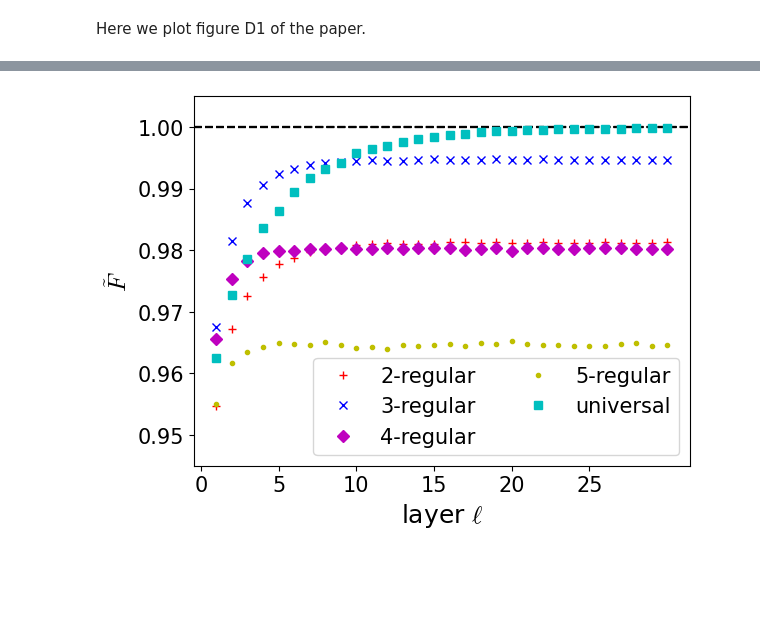
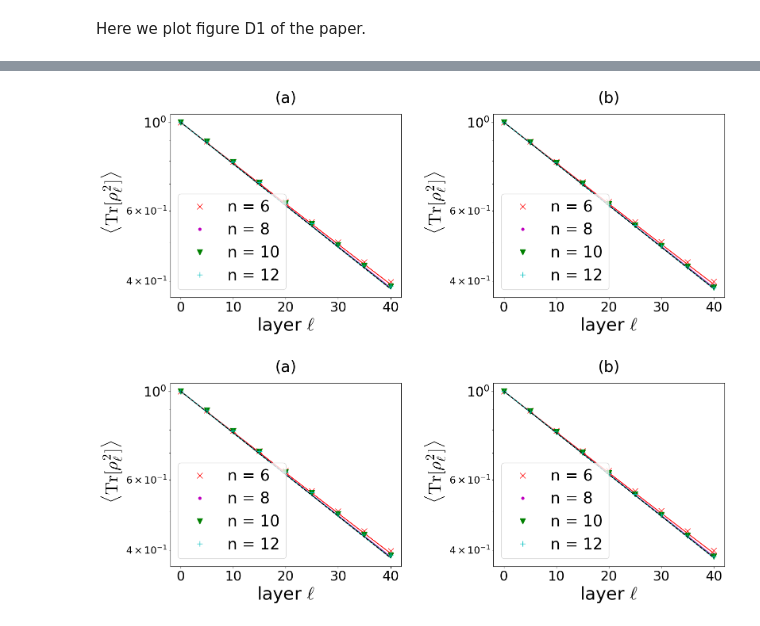
Before and after one commit to maschuu/data_QST, a Jupyter notebook: Fig D1/Plotting.ipynb, the cells around one changed output, grey strips where cells are left out. Cells and saved outputs as stored; diff of their text form; code cells hidden in the pictures; blank space fills up the shorter version.

Commit message:
added data for QAOA circuits with more qubits

```diff
--- a/Fig D1/Plotting.ipynb
+++ b/Fig D1/Plotting.ipynb
@@ -19,7 +9,26 @@ tools.plot_fidelities_qaoa(n=n,ds=ds,noise=noise,samples=samples,layers_max=laye
+# %%
+noise_type="amp_damping"
+# we start from this local amplitude damping noise strength in the 6-qubit system
+# as we increase the number of qubits we decrease the local amplitude damping noise strength to keep the effetive depolarizing strength peff constant
+strength_6qubit=0.004
+noise_position="after_layer"
+samples=128
+layers_max=40
+# these are the numbers of qubits in the graphs
+ns=[6,8,10,12]
+# this is the degree of the graph, here we consider 3-regular graphs
+d=3
+# this is the probability of an edge creation in the Erdos Renyi graph
+p_edge=0.5
+
+
+tools.plot_pur_3reg_renyi(layers_max=layers_max,ns=ns,d=d,p_edge=p_edge,noise_type=noise_type,strength_6qubit=strength_6qubit,noise_position=noise_position,samples=samples)
+# %% [output]
+[figure, added]
 # %%
 # for creating a pdf
-fig=tools.plot_fidelities_qaoa(n=n,ds=ds,noise=noise,samples=samples,layers_max=layers_max)
+fig=tools.plot_pur_3reg_renyi(layers_max=layers_max,ns=ns,d=d,p_edge=p_edge,noise_type=noise_type,strength_6qubit=strength_6qubit,noise_position=noise_position,samples=samples)
 
 plt.savefig("Fig_D1.pdf", format="pdf", bbox_inches="tight",dpi=300)
 # %% [output]
-[figure, old version]
+[figure, new version]
```
Also changed, not shown: parts of 2 cells of this notebook, 33 other files.
